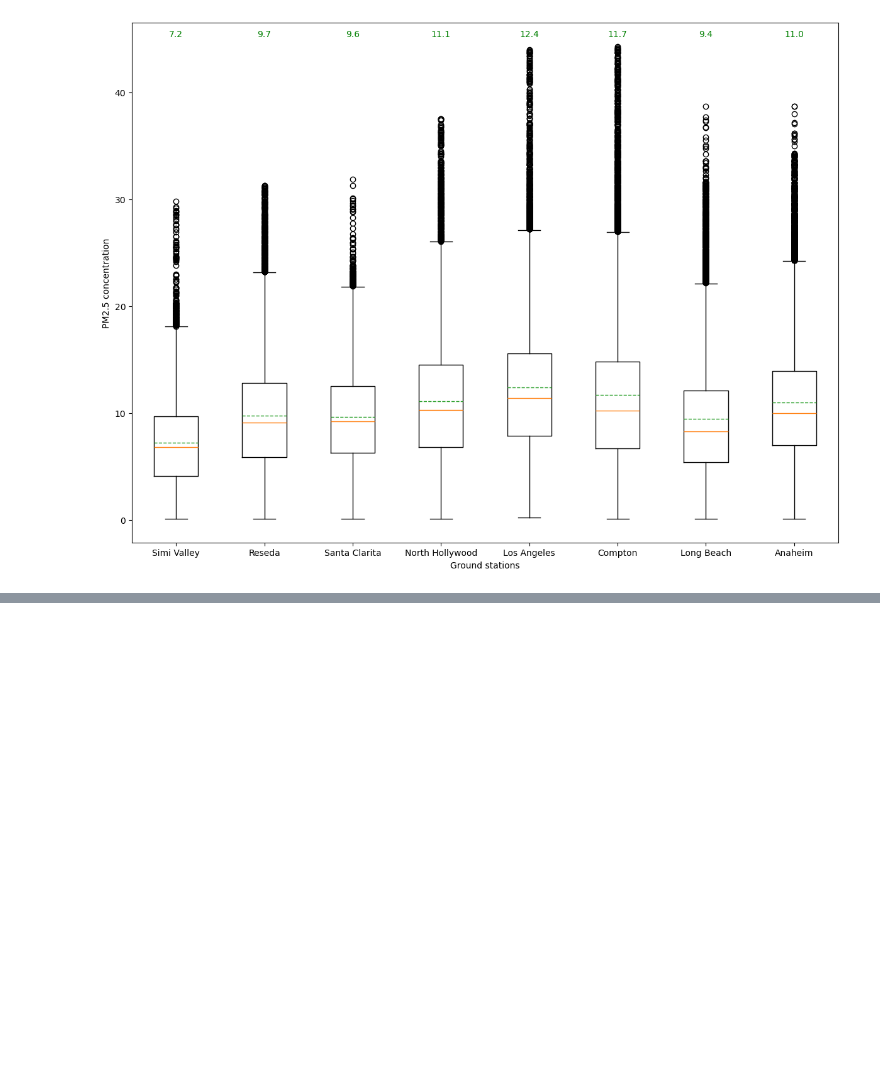
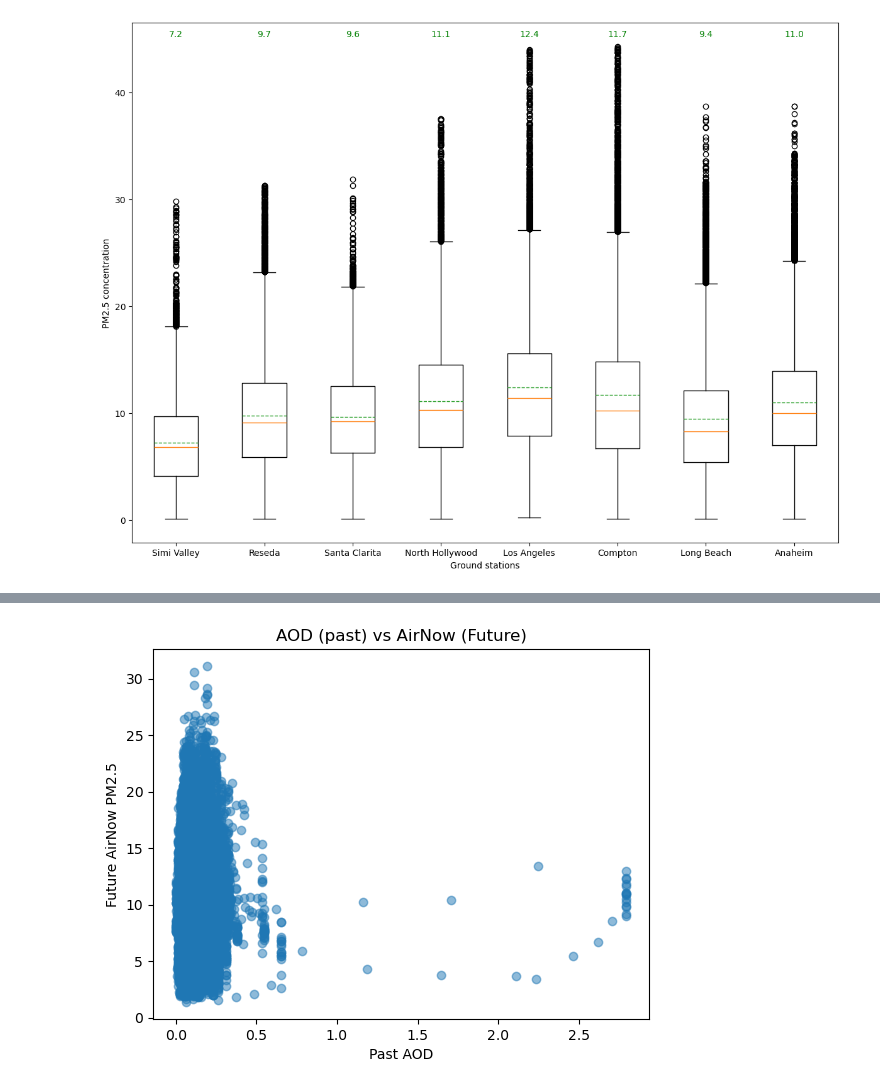
Before and after one commit to matthewgraca/hrrr-smoke-viz, a Jupyter notebook: pwwb-experiments/tensorflow/sat_model_archive/sat_data_analysis.ipynb, the cells around one changed output, grey strips where cells are left out. Saved outputs shown, nothing was run; the diff lists cells and outputs as text; code cells hidden in the pictures; blank space fills up the shorter version.

```diff
--- a/pwwb-experiments/tensorflow/sat_model_archive/sat_data_analysis.ipynb
+++ b/pwwb-experiments/tensorflow/sat_model_archive/sat_data_analysis.ipynb
@@ -232,0 +245,16 @@ plt.show()
+# %%
+from libs.goesdata import GOESData
+goes_data = GOESData(
+    start_date="2025-01-10 00:00",
+    end_date="2025-01-10 00:59",
+    extent=(-118.75, -117.0, 33.5, 34.5),
+    dim=40,
+    frames_per_sample=5,
+    save_dir=None,      # where nc4 files should be saved to
+    cache_path="/home/mgraca/Workspace/hrrr-smoke-viz/pwwb-experiments/tensorflow/data/two_years_sat_data/goes_cache/goes_processed.npz",    # location where to save or load cache data
+    load_cache=True,   # determines if data should be loaded from cache_dir
+    save_cache=False,    # determines if data should be written to cache_dir
+    verbose=False,
+    pre_downloaded=False,   # set to True if user already dl'd from aws
+)
+goes_data.data.shape
@@ -232,0 +285,10 @@ plt.show()
+# %%
+plt.scatter(avg_aod, avg_target_pm25, alpha=0.5)
+
+plt.xlabel("Past AOD")
+plt.ylabel("Future AirNow PM2.5")
+plt.title("AOD (past) vs AirNow (Future)")
+
+plt.show()
+# %% [output]
+[figure, added]
```
Also changed, not shown: parts of 19 cells of this notebook.
